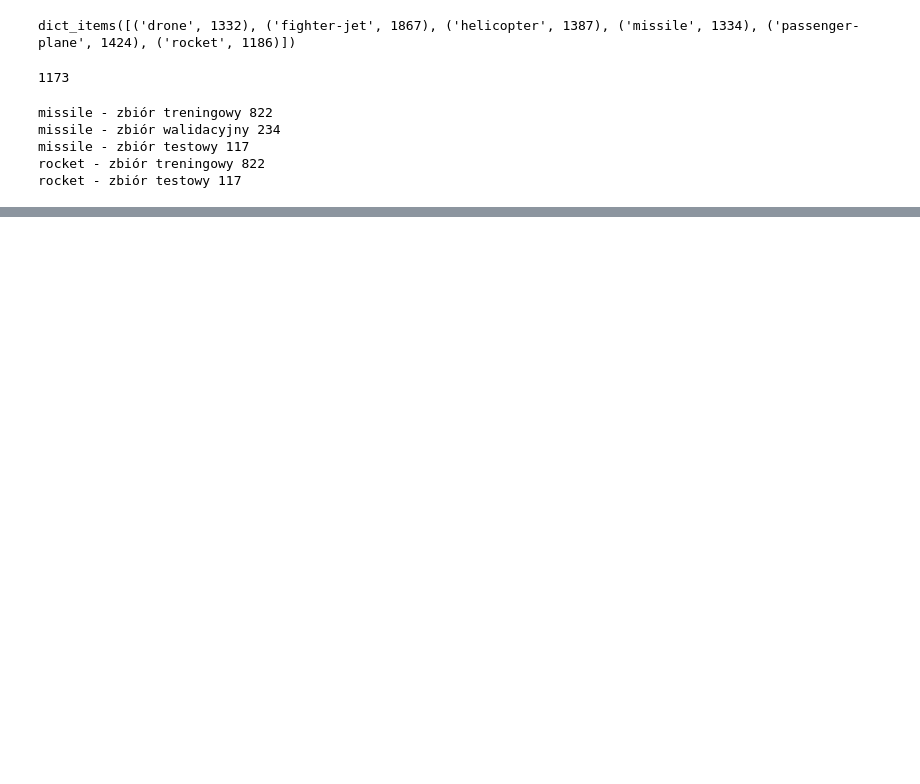
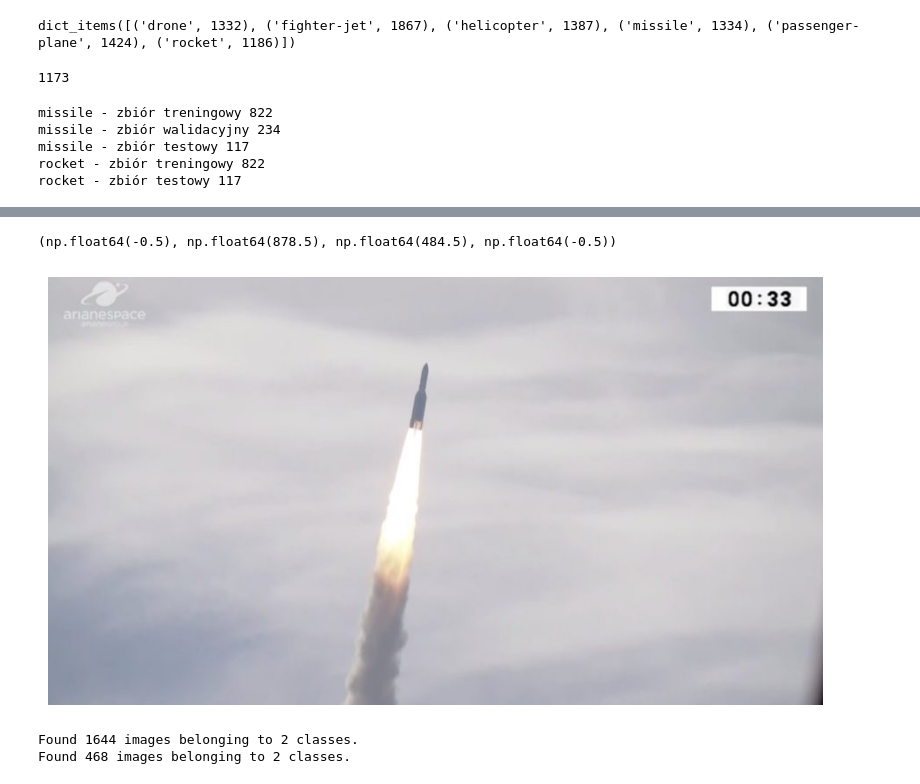
Before and after one commit to pevu97/MIssles-and-Rocket-Identification, a Jupyter notebook: missile_rocket.ipynb, the cells around one changed output, grey strips where cells are left out. Saved outputs shown, nothing was run; the diff lists cells and outputs as text; code cells hidden in the pictures; blank space fills up the shorter version.

```diff
--- a/missile_rocket.ipynb
+++ b/missile_rocket.ipynb
@@ -134,0 +157,40 @@ rocket - zbiór testowy 117
+# %%
+idx = 349 #@param {type: 'slider', min:0, max:821}
+names_mapping = dict(enumerate(rocket_fnames))
+img_path = os.path.join(train_rocket_dir, names_mapping[idx])
+
+img = image.load_img(img_path)
+
+plt.figure(figsize=(10, 10))
+plt.imshow(img)
+plt.grid(False)
+plt.axis(False)
+# %% [output]
+(np.float64(-0.5), np.float64(878.5), np.float64(484.5), np.float64(-0.5))
+[figure, added]
+# %%
+train_datagen = ImageDataGenerator(
+    rotation_range=40,
+    rescale=1./255.,
+    width_shift_range=0.2,
+    height_shift_range=0.2,
+    shear_range=0.2,
+    zoom_range=0.2,
+    horizontal_flip=True,
+    fill_mode='nearest'
+)
+
+valid_datagen = ImageDataGenerator(rescale=1./255.)
+
+train_generator = train_datagen.flow_from_directory(directory=train_dir,
+                                                    target_size=(150, 150),
+                                                    batch_size=32,
+                                                    class_mode='binary')
+
+valid_generator = valid_datagen.flow_from_directory(directory=valid_dir,
+                                                    target_size=(150, 150),
+                                                    batch_size=32,
+                                                    class_mode='binary')
+# %% [output]
+Found 1644 images belonging to 2 classes.
+Found 468 images belonging to 2 classes.
```
Also changed, not shown: parts of 6 cells of this notebook.
